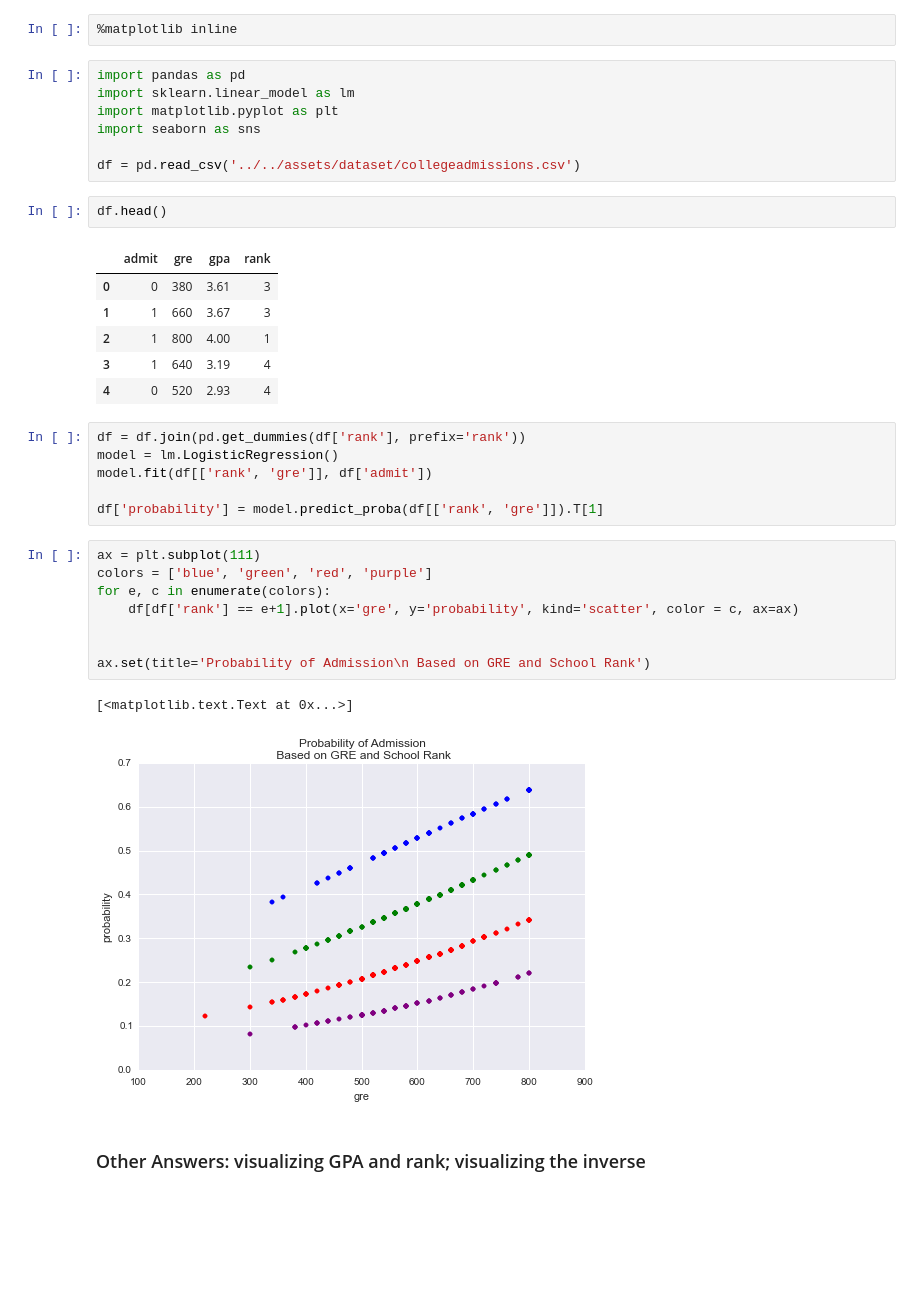
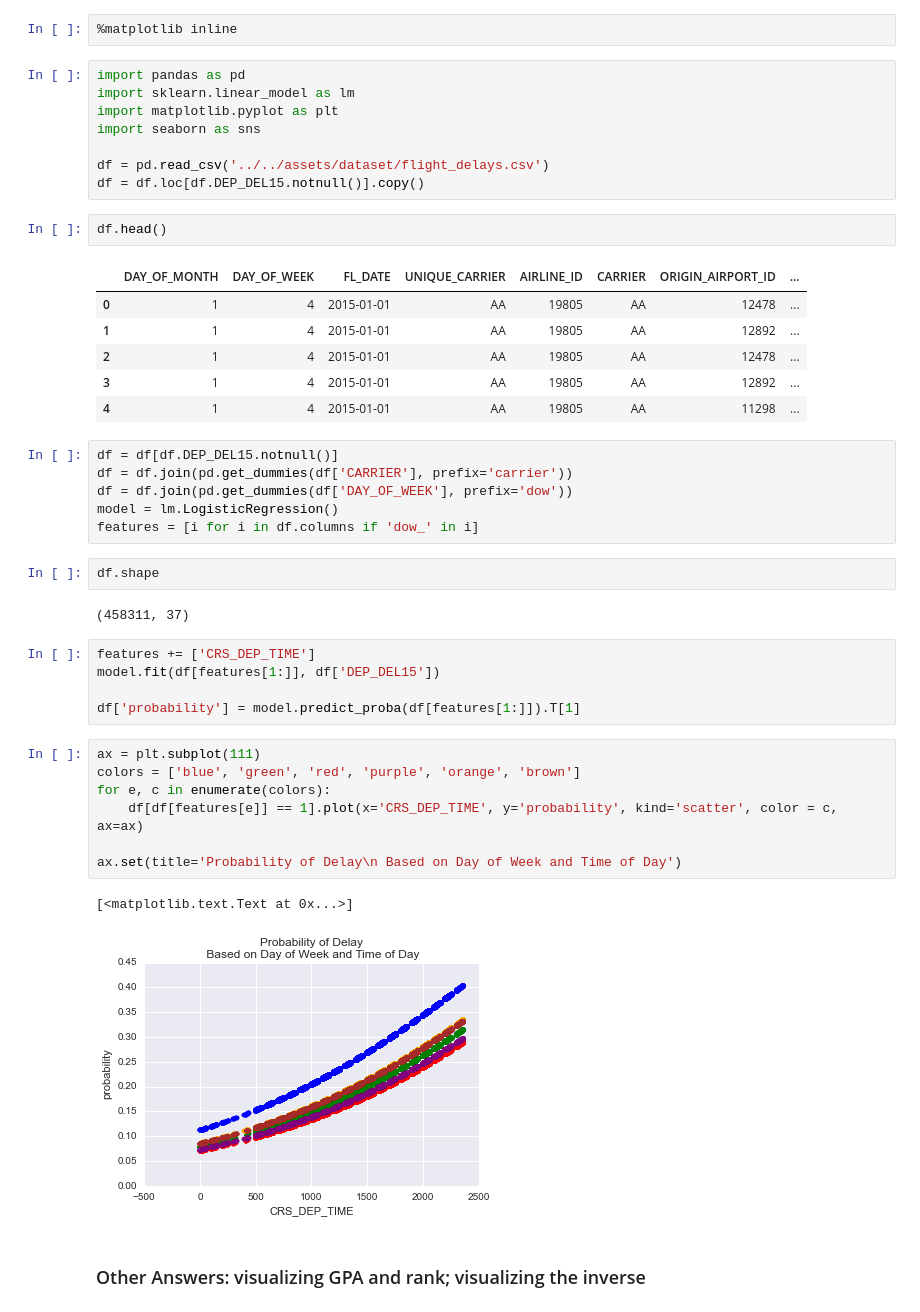
Before and after one commit to eflautt/ga-data-science, a Jupyter notebook: lessons/lesson-10/code/solution-code/solution-code-10.ipynb, the cells around one changed output. Cells and saved outputs as stored; diff of their text form; blank space fills up the shorter version.

```diff
--- a/lessons/lesson-10/code/solution-code/solution-code-10.ipynb
+++ b/lessons/lesson-10/code/solution-code/solution-code-10.ipynb
@@ -20,33 +20,42 @@ import sklearn.linear_model as lm
 import matplotlib.pyplot as plt
 import seaborn as sns
 
-df = pd.read_csv('../../assets/dataset/collegeadmissions.csv')
+df = pd.read_csv('../../assets/dataset/flight_delays.csv')
+df = df.loc[df.DEP_DEL15.notnull()].copy()
 # %%
 df.head()
 # %% [output]
-|  | admit | gre | gpa | rank |
-| 0 | 0 | 380 | 3.61 | 3 |
-| 1 | 1 | 660 | 3.67 | 3 |
-| 2 | 1 | 800 | 4.00 | 1 |
-| 3 | 1 | 640 | 3.19 | 4 |
-| 4 | 0 | 520 | 2.93 | 4 |
+|  | DAY_OF_MONTH | DAY_OF_WEEK | FL_DATE | UNIQUE_CARRIER | AIRLINE_ID | CARRIER | ORIGIN_AIRPORT_ID | ... |
+| 0 | 1 | 4 | 2015-01-01 | AA | 19805 | AA | 12478 | ... |
+| 1 | 1 | 4 | 2015-01-01 | AA | 19805 | AA | 12892 | ... |
+| 2 | 1 | 4 | 2015-01-01 | AA | 19805 | AA | 12478 | ... |
+| 3 | 1 | 4 | 2015-01-01 | AA | 19805 | AA | 12892 | ... |
+| 4 | 1 | 4 | 2015-01-01 | AA | 19805 | AA | 11298 | ... |
+# %%
+df = df[df.DEP_DEL15.notnull()]
+df = df.join(pd.get_dummies(df['CARRIER'], prefix='carrier'))
+df = df.join(pd.get_dummies(df['DAY_OF_WEEK'], prefix='dow'))
+model = lm.LogisticRegression()
+features = [i for i in df.columns if 'dow_' in i]
+# %%
+df.shape
+# %% [output]
+(458311, 37)
 # %%
-df = df.join(pd.get_dummies(df['rank'], prefix='rank'))
-model = lm.LogisticRegression()
-model.fit(df[['rank', 'gre']], df['admit'])
+features += ['CRS_DEP_TIME']
+model.fit(df[features[1:]], df['DEP_DEL15'])
 
-df['probability'] = model.predict_proba(df[['rank', 'gre']]).T[1]
+df['probability'] = model.predict_proba(df[features[1:]]).T[1]
 # %%
 ax = plt.subplot(111)
-colors = ['blue', 'green', 'red', 'purple']
+colors = ['blue', 'green', 'red', 'purple', 'orange', 'brown']
 for e, c in enumerate(colors):
-    df[df['rank'] == e+1].plot(x='gre', y='probability', kind='scatter', color = c, ax=ax)
+    df[df[features[e]] == 1].plot(x='CRS_DEP_TIME', y='probability', kind='scatter', color = c, ax=ax)
 
-
-ax.set(title='Probability of Admission\n Based on GRE and School Rank')
+ax.set(title='Probability of Delay\n Based on Day of Week and Time of Day')
 # %% [output]
 [<matplotlib.text.Text at 0x...>]
-[figure, old version]
+[figure, new version]
 # %% [markdown]
 ### Other Answers: visualizing GPA and rank; visualizing the inverse
 # %%
```
Also changed, not shown: parts of 7 cells of this notebook.
